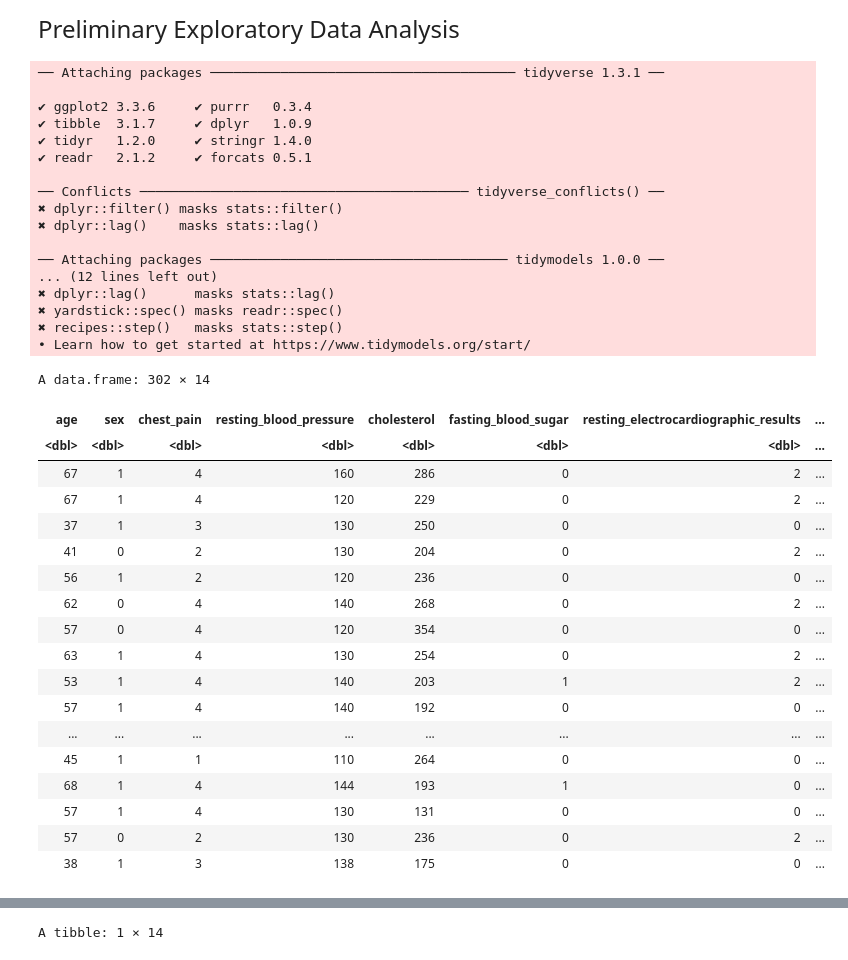
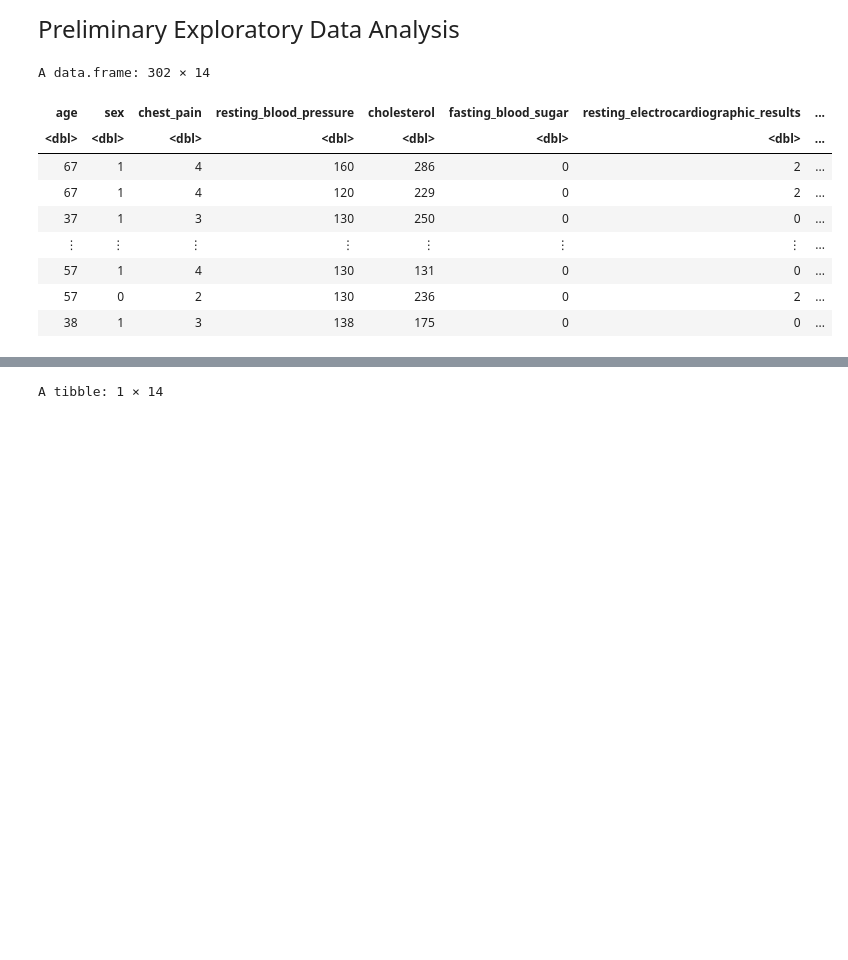
Before and after one commit to ck2671/dsci-100-2022w2-group-35, a Jupyter notebook: Heart Disease Project.ipynb, the cells around one changed output, grey strips where cells are left out. Cells and saved outputs as stored; diff of their text form; code cells hidden in the pictures; blank space fills up the shorter version.

```diff
--- a/Heart Disease Project.ipynb
+++ b/Heart Disease Project.ipynb
@@ -13,59 +13,34 @@
 # %%
 library(tidyverse)
 library(repr)
 library(tidymodels)
+options(repr.matrix.max.rows = 6)
 
 url <- "https://archive.ics.uci.edu/ml/machine-learning-databases/heart-disease/processed.cleveland.data"
 heart_data <- read.csv(file = url) |>
 rename(age=X63.0,
        sex=X1.0,
        chest_pain=X1.0.1,
        resting_blood_pressure=X145.0,
        cholesterol=X233.0,
        fasting_blood_sugar=X1.0.2,
        resting_electrocardiographic_results=X2.0,
        max_heart_rate=X150.0,
        exercise_induced_angina=X0.0,
        S_depression_induced=X2.3,
        slope_of_peak_exercise=X3.0,
        major_vessels=X0.0.1,
        thal=X6.0,
        heart_disease_diagnosis=X0)
 heart_data
 # %% [output]
-── Attaching packages ─────────────────────────────────────── tidyverse 1.3.1 ──
-
-✔ ggplot2 3.3.6     ✔ purrr   0.3.4
-✔ tibble  3.1.7     ✔ dplyr   1.0.9
-✔ tidyr   1.2.0     ✔ stringr 1.4.0
-✔ readr   2.1.2     ✔ forcats 0.5.1
-
-── Conflicts ────────────────────────────────────────── tidyverse_conflicts() ──
-✖ dplyr::filter() masks stats::filter()
-✖ dplyr::lag()    masks stats::lag()
-
-── Attaching packages ────────────────────────────────────── tidymodels 1.0.0 ──
-... (12 lines left out)
-✖ dplyr::lag()      masks stats::lag()
-✖ yardstick::spec() masks readr::spec()
-✖ recipes::step()   masks stats::step()
-• Learn how to get started at https://www.tidymodels.org/start/
+A data.frame: 302 × 14
-A data.frame: 302 × 14
 | age | sex | chest_pain | resting_blood_pressure | cholesterol | fasting_blood_sugar | resting_electrocardiographic_results | ... |
 | <dbl> | <dbl> | <dbl> | <dbl> | <dbl> | <dbl> | <dbl> | ... |
 | 67 | 1 | 4 | 160 | 286 | 0 | 2 | ... |
 | 67 | 1 | 4 | 120 | 229 | 0 | 2 | ... |
 | 37 | 1 | 3 | 130 | 250 | 0 | 0 | ... |
-| 41 | 0 | 2 | 130 | 204 | 0 | 2 | ... |
-| 56 | 1 | 2 | 120 | 236 | 0 | 0 | ... |
-| 62 | 0 | 4 | 140 | 268 | 0 | 2 | ... |
-| 57 | 0 | 4 | 120 | 354 | 0 | 0 | ... |
-| 63 | 1 | 4 | 130 | 254 | 0 | 2 | ... |
-| 53 | 1 | 4 | 140 | 203 | 1 | 2 | ... |
-| 57 | 1 | 4 | 140 | 192 | 0 | 0 | ... |
-| ... | ... | ... | ... | ... | ... | ... | ... |
-| 45 | 1 | 1 | 110 | 264 | 0 | 0 | ... |
-| 68 | 1 | 4 | 144 | 193 | 1 | 0 | ... |
+| ⋮ | ⋮ | ⋮ | ⋮ | ⋮ | ⋮ | ⋮ | ... |
 | 57 | 1 | 4 | 130 | 131 | 0 | 0 | ... |
 | 57 | 0 | 2 | 130 | 236 | 0 | 2 | ... |
 | 38 | 1 | 3 | 138 | 175 | 0 | 0 | ... |
```
Also changed, not shown: parts of 8 cells of this notebook.
